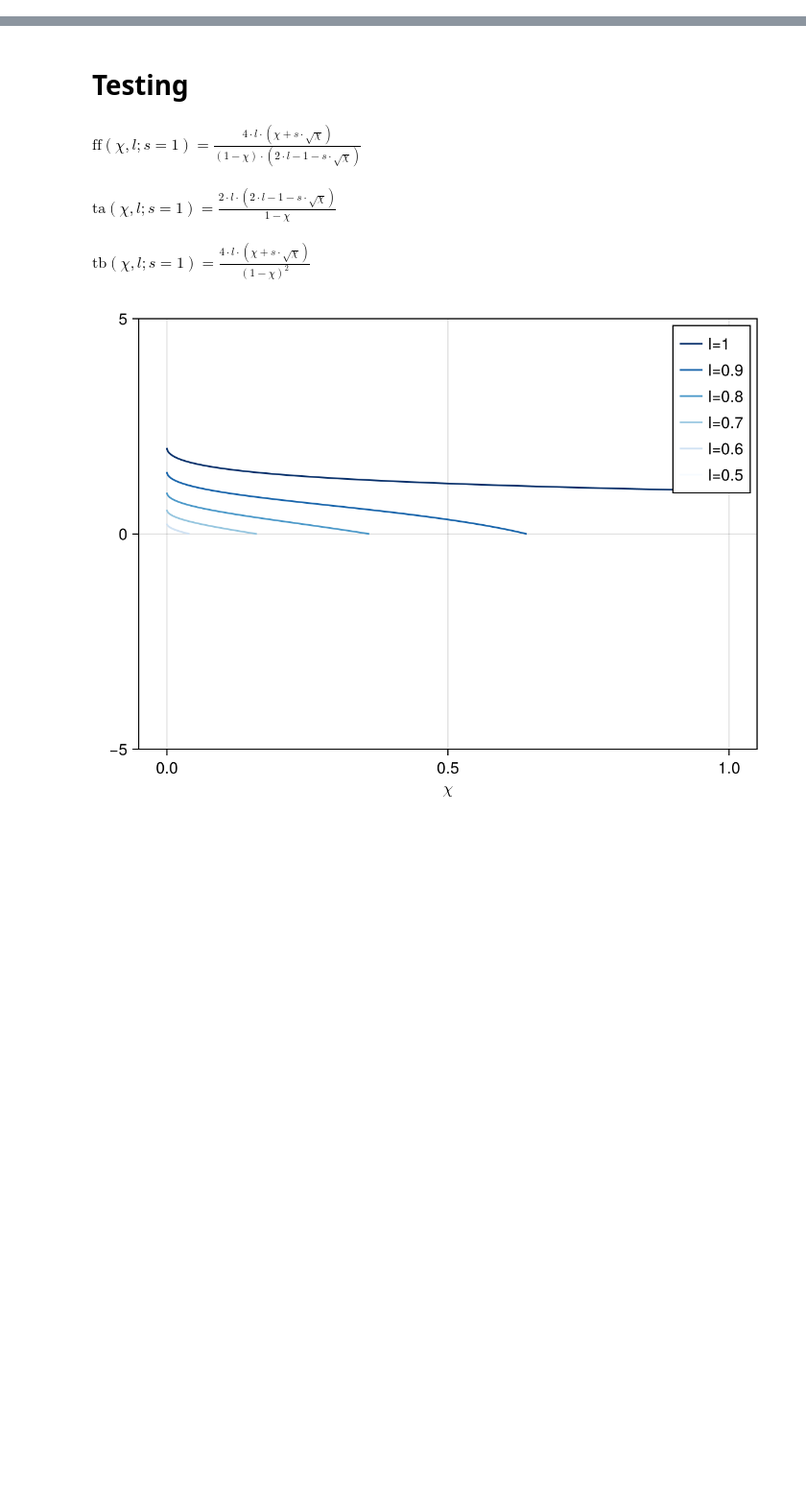
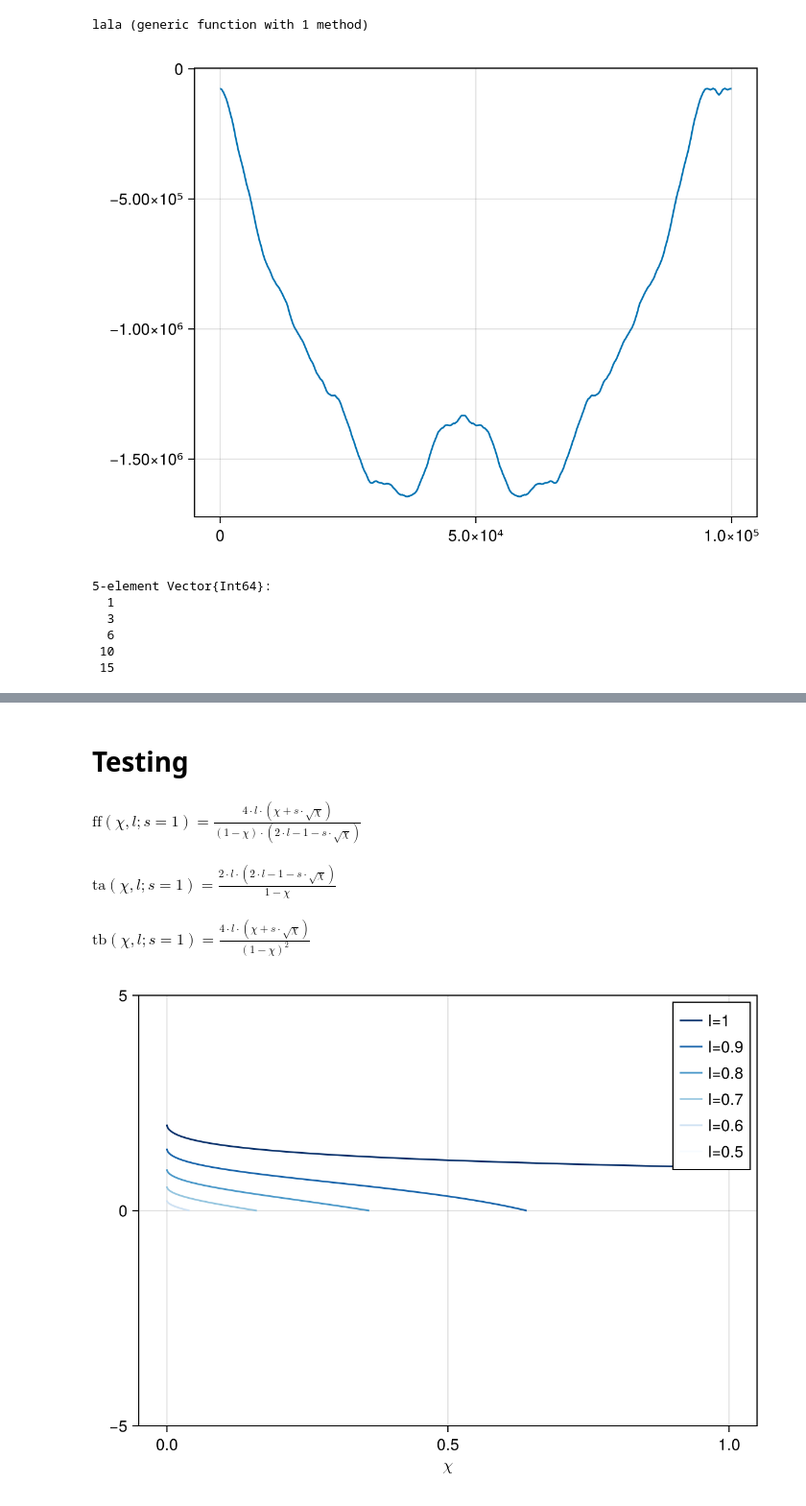
Before and after one commit to kockahonza/SSMC, a Jupyter notebook: notebooks/clean slate/Miscellaneous.ipynb, the cells around one changed output, grey strips where cells are left out. Shown at 96% size. Cells and saved outputs as stored; diff of their text form; code cells hidden in the pictures; blank space fills up the shorter version.

```diff
--- a/notebooks/clean slate/Miscellaneous.ipynb
+++ b/notebooks/clean slate/Miscellaneous.ipynb
@@ -21,0 +36,41 @@ CairoMakie.activate!()
+# %%
+function kaka(N, mu, sigma, n)
+    xs = mu .+ sigma .* randn(N)
+    ys = copy(xs)
+
+    while n > 0
+        cumsum!(ys, xs)
+        xs .= ys
+        n -= 1
+    end
+
+    reverse!(ys)
+    xs .+= ys
+    xs ./= 2
+    xs
+end
+function lala(N, mu, sigma, n, m)
+    xs = fill(0., N)
+    for _ in 1:m
+        ys = kaka(N, mu, sigma, n)
+        circshift!(ys, rand(1:length(ys)))
+        xs .+= ys
+    end
+    xs
+end
+# %% [output]
+lala (generic function with 1 method)
+# %%
+xs = lala(100000, 0., 1., 2, 1)
+lines(xs)
+# %% [output]
+[figure, added]
+# %%
+cumsum([1, 2, 3, 4, 5])
+# %% [output]
+5-element Vector{Int64}:
+  1
+  3
+  6
+ 10
+ 15
```
Also changed, not shown: parts of 5 cells of this notebook, 3 other files.
